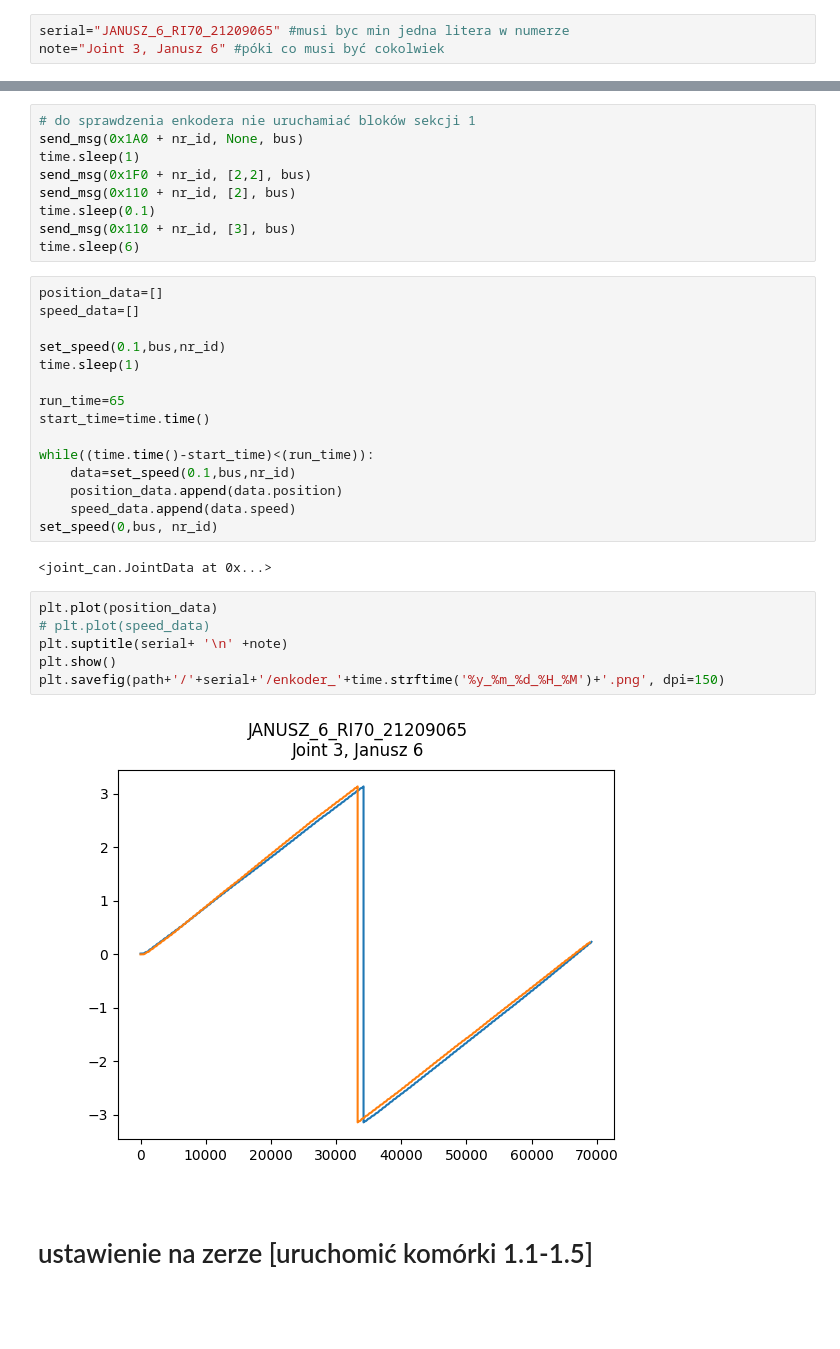
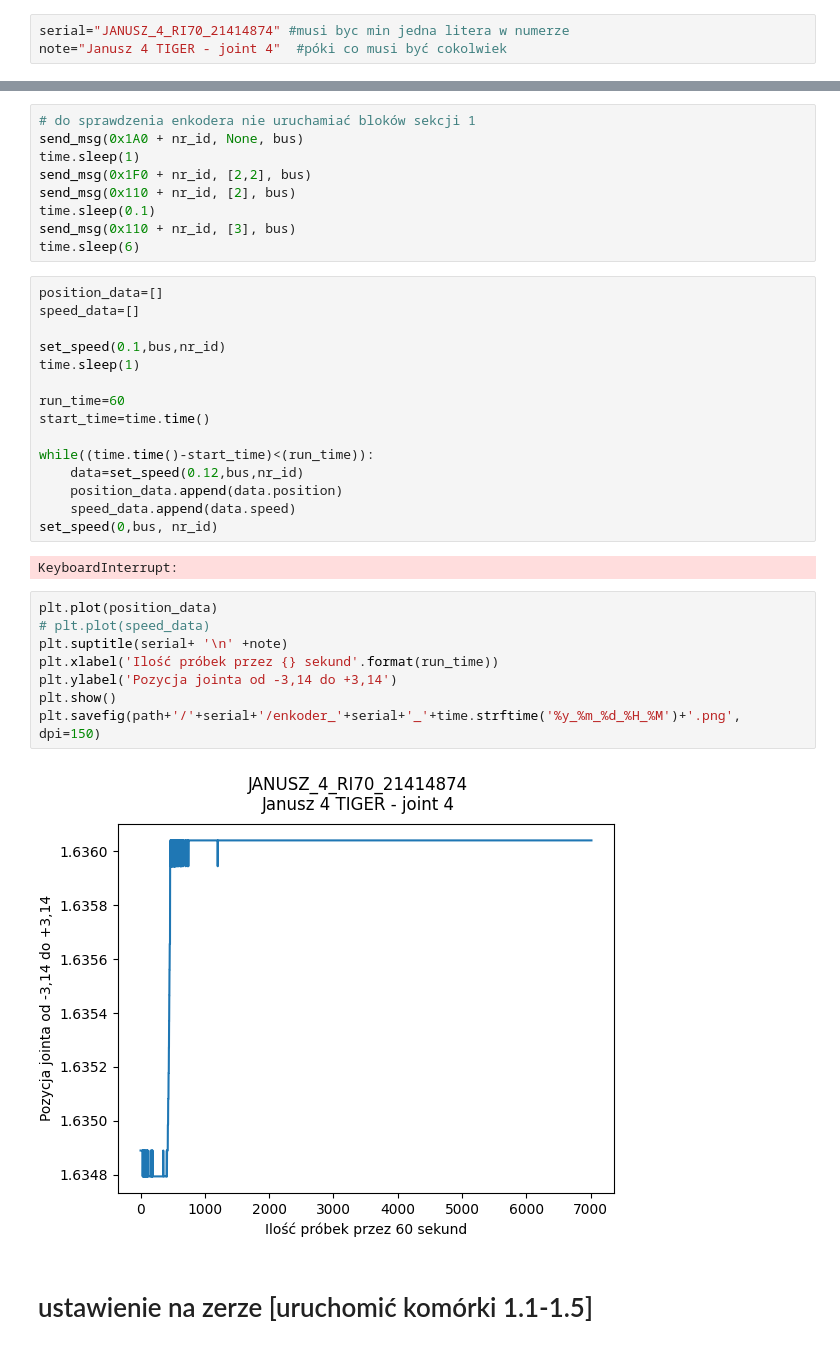
Before and after one commit to avena-robotics/mech_diagnostics, a Jupyter notebook: Kalibracja_enkodera.ipynb, the cells around one changed output, grey strips where cells are left out. Cells and saved outputs as stored; diff of their text form; blank space fills up the shorter version.

```diff
--- a/Kalibracja_enkodera.ipynb
+++ b/Kalibracja_enkodera.ipynb
@@ -60,8 +60,8 @@ bus = can.interface.Bus(bustype='socketcan', channel='can0', bitrate=1000000, da
 # %%
 nr_id = get_can_id(bus)
 # %%
-serial="JANUSZ_6_RI70_21209065" #musi byc min jedna litera w numerze
-note="Joint 3, Janusz 6" #póki co musi być cokolwiek
+serial="JANUSZ_4_RI70_21414874" #musi byc min jedna litera w numerze
+note="Janusz 4 TIGER - joint 4"  #póki co musi być cokolwiek
 # %%
 path = "/home/pi/mech_diagnostics/diagnostic_data"
 try:
@@ -136,24 +136,26 @@ speed_data=[]
 set_speed(0.1,bus,nr_id)
 time.sleep(1)
 
-run_time=65
+run_time=60
 start_time=time.time()
 
 while((time.time()-start_time)<(run_time)):
-    data=set_speed(0.1,bus,nr_id)
+    data=set_speed(0.12,bus,nr_id)
     position_data.append(data.position)
     speed_data.append(data.speed)
 set_speed(0,bus, nr_id)
 # %% [output]
-<joint_can.JointData at 0x...>
+KeyboardInterrupt:
 # %%
 plt.plot(position_data)
 # plt.plot(speed_data)
 plt.suptitle(serial+ '\n' +note)
+plt.xlabel('Ilość próbek przez {} sekund'.format(run_time))
+plt.ylabel('Pozycja jointa od -3,14 do +3,14')
 plt.show()
-plt.savefig(path+'/'+serial+'/enkoder_'+time.strftime('%y_%m_%d_%H_%M')+'.png', dpi=150)
+plt.savefig(path+'/'+serial+'/enkoder_'+serial+'_'+time.strftime('%y_%m_%d_%H_%M')+'.png', dpi=150)
 # %% [output]
-[figure, old version]
+[figure, new version]
 # %% [markdown]
 # ustawienie na zerze [uruchomić komórki 1.1-1.5]
 # %%
```
Also changed, not shown: parts of 7 cells of this notebook, 2 other files.
